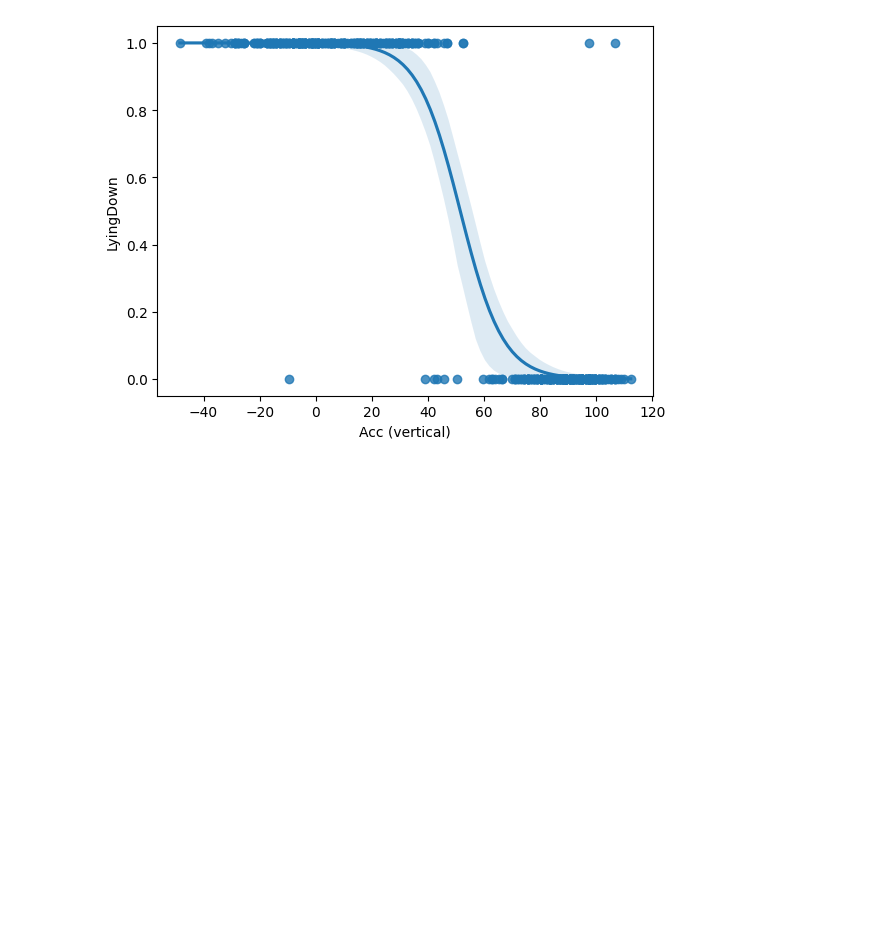
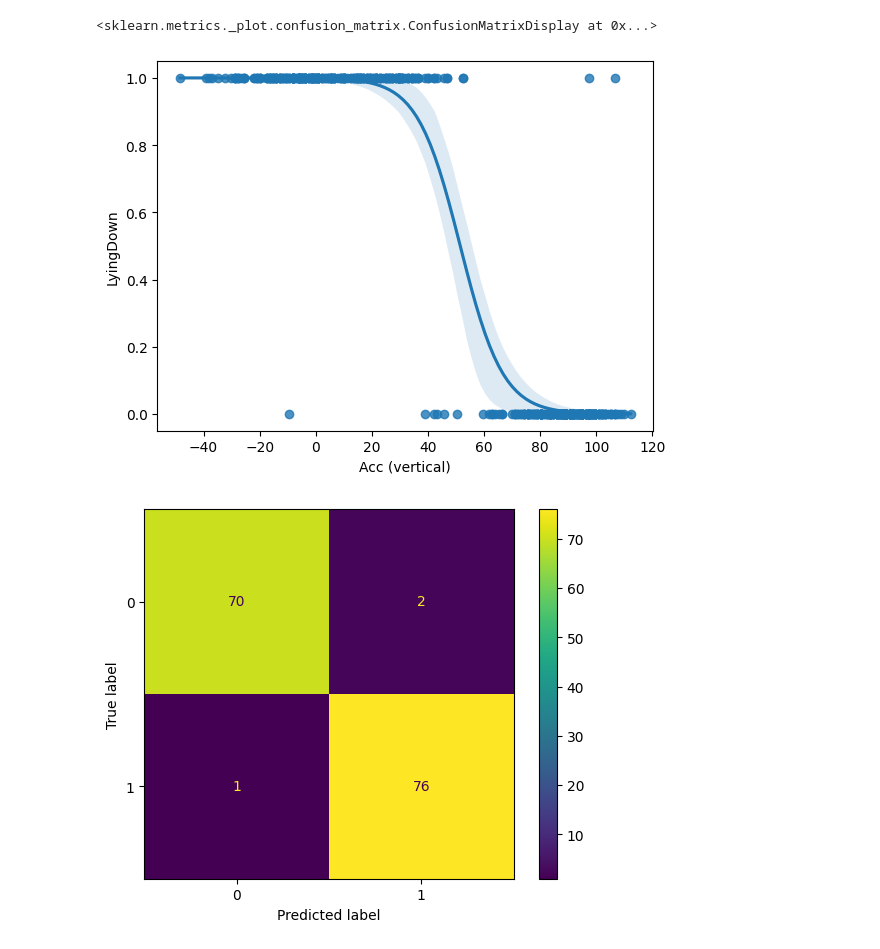
Before and after one commit to csanchez256/python_stats_regressions_ML, a Jupyter notebook: Statistics_RegAnalysis_ML/Logistic_Regression/logisticRegression.ipynb, the cells around one changed output. Saved outputs shown, nothing was run; the diff lists cells and outputs as text; code cells hidden in the pictures; blank space fills up the shorter version.

Commit message:
Interpretation of confusion matrix

```diff
--- a/Statistics_RegAnalysis_ML/Logistic_Regression/logisticRegression.ipynb
+++ b/Statistics_RegAnalysis_ML/Logistic_Regression/logisticRegression.ipynb
@@ -45,30 +45,40 @@ sns.regplot(x="Acc (vertical)", y="LyingDown", data=activity, logistic=True)
 
 # Construct logistic regression model
 x_train, x_test, y_train, y_test = train_test_split(x,y, test_size=0.3,
     random_state=42)
 
 # Build regression model
 clf = LogisticRegression().fit(x_train, y_train)
 
 # Save predictions
 y_pred = clf.predict(x_test)
 
 # Print the predicted labels
 clf.predict(x_test)
 
 # Print the predicted probabilities
 clf.predict_proba(x_test)[::,-1]
 
 # Confusion matrix : used to evaluate classification models such as binomial and logistic regression.
 # Split data into training and holdout samples
 
 # Calculate the values for each quadrant in the confusion matrix
 cm = metrics.confusion_matrix(y_test, y_pred, labels = clf.classes_)
 
 # Calculate the confusion matrix as a visualization
 disp = metrics.ConfusionMatrixDisplay(confusion_matrix = cm, display_labels = clf.classes_)
 
 # Display the confusion matrix
 disp.plot()
+
+'''
+• The upper-left quadrant displays the number of true negatives.
+• The bottom-left quadrant displays the number of false negatives.
+• The upper-right quadrant displays the number of false positives.
+• The bottom-right quadrant displays the number of true positives.
+
+'''
 # %% [output]
+<sklearn.metrics._plot.confusion_matrix.ConfusionMatrixDisplay at 0x...>
 [figure]
+[figure, added]
```
